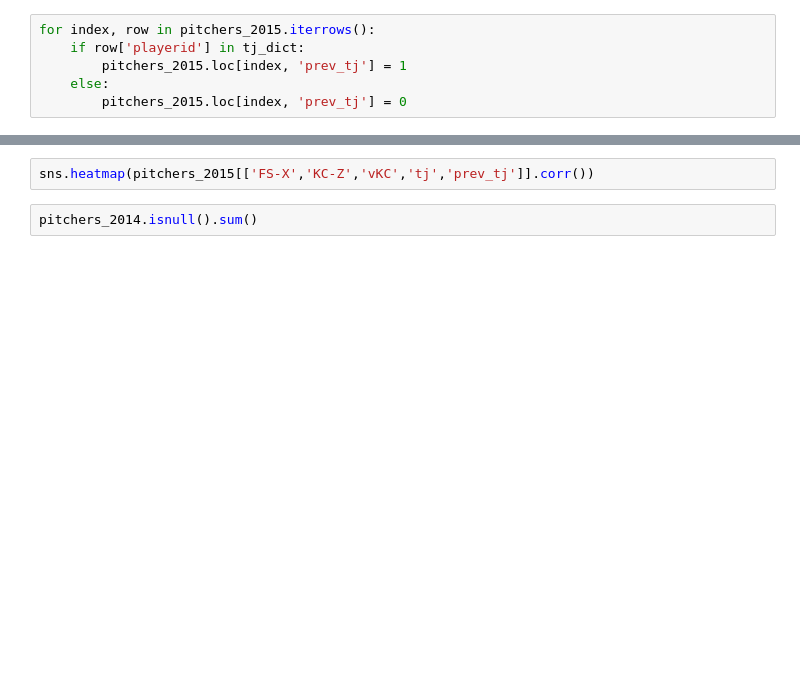
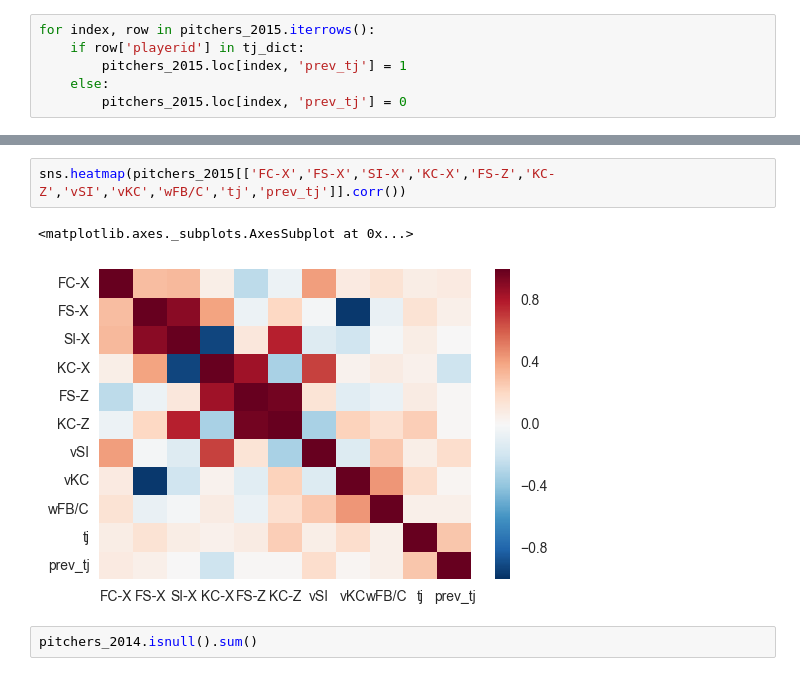
Before and after one commit to anthonygesek/tj_predictor, a Jupyter notebook: TJtime.ipynb, the cells around one changed output, grey strips where cells are left out. Drawn from its saved outputs; the diff is of its cells as text; blank space fills up the shorter version.

```diff
--- a/TJtime.ipynb
+++ b/TJtime.ipynb
@@ -243,5 +287,8 @@ for n in range(0,len(pitchers_2015.corr()['tj'])):
 # %%
-sns.heatmap(pitchers_2015[['FS-X','KC-Z','vKC','tj','prev_tj']].corr())
+sns.heatmap(pitchers_2015[['FC-X','FS-X','SI-X','KC-X','FS-Z','KC-Z','vSI','vKC','wFB/C','tj','prev_tj']].corr())
+# %% [output]
+<matplotlib.axes._subplots.AxesSubplot at 0x...>
+[figure, added]
 # %%
 pitchers_2014.isnull().sum()
 # %% [output]
```
Also changed, not shown: parts of 34 cells of this notebook, 2 other files.
